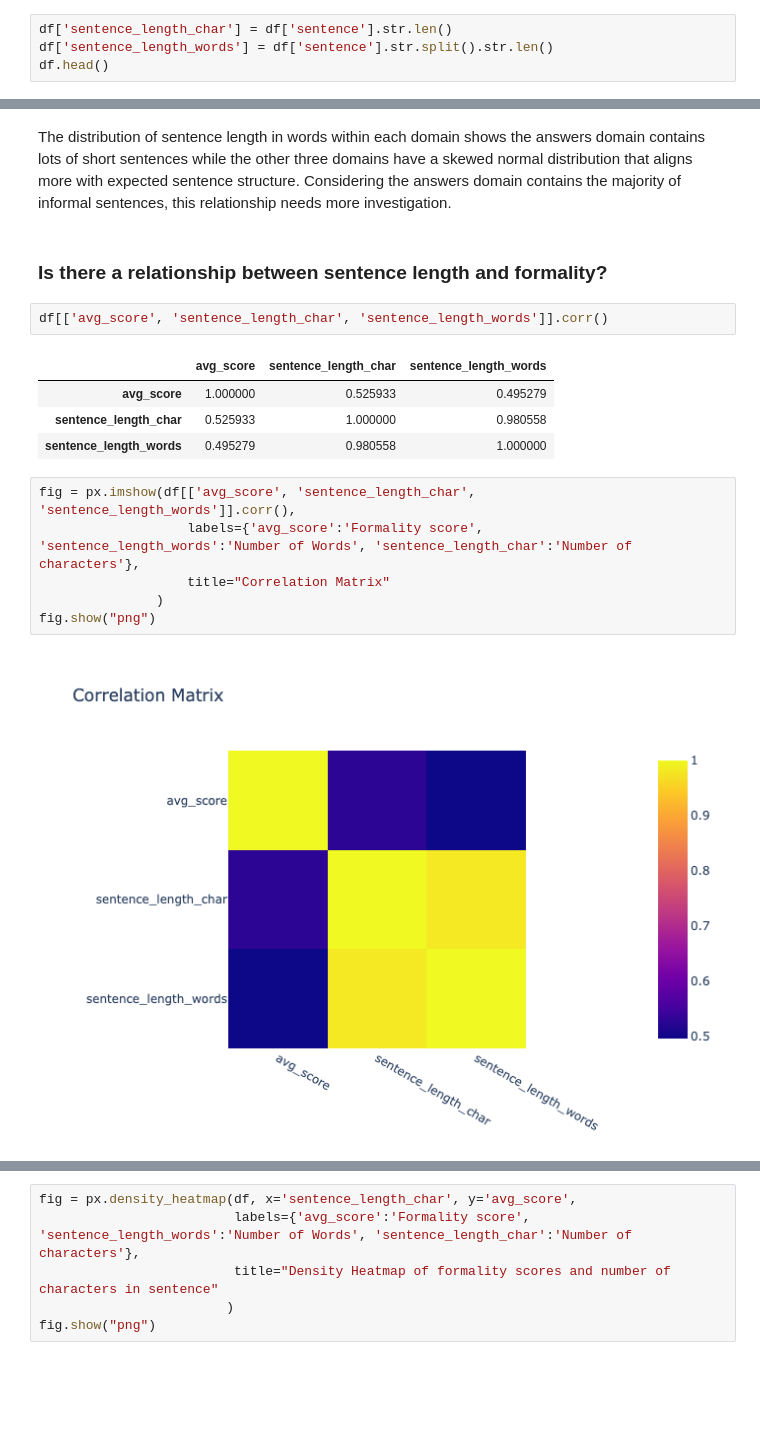
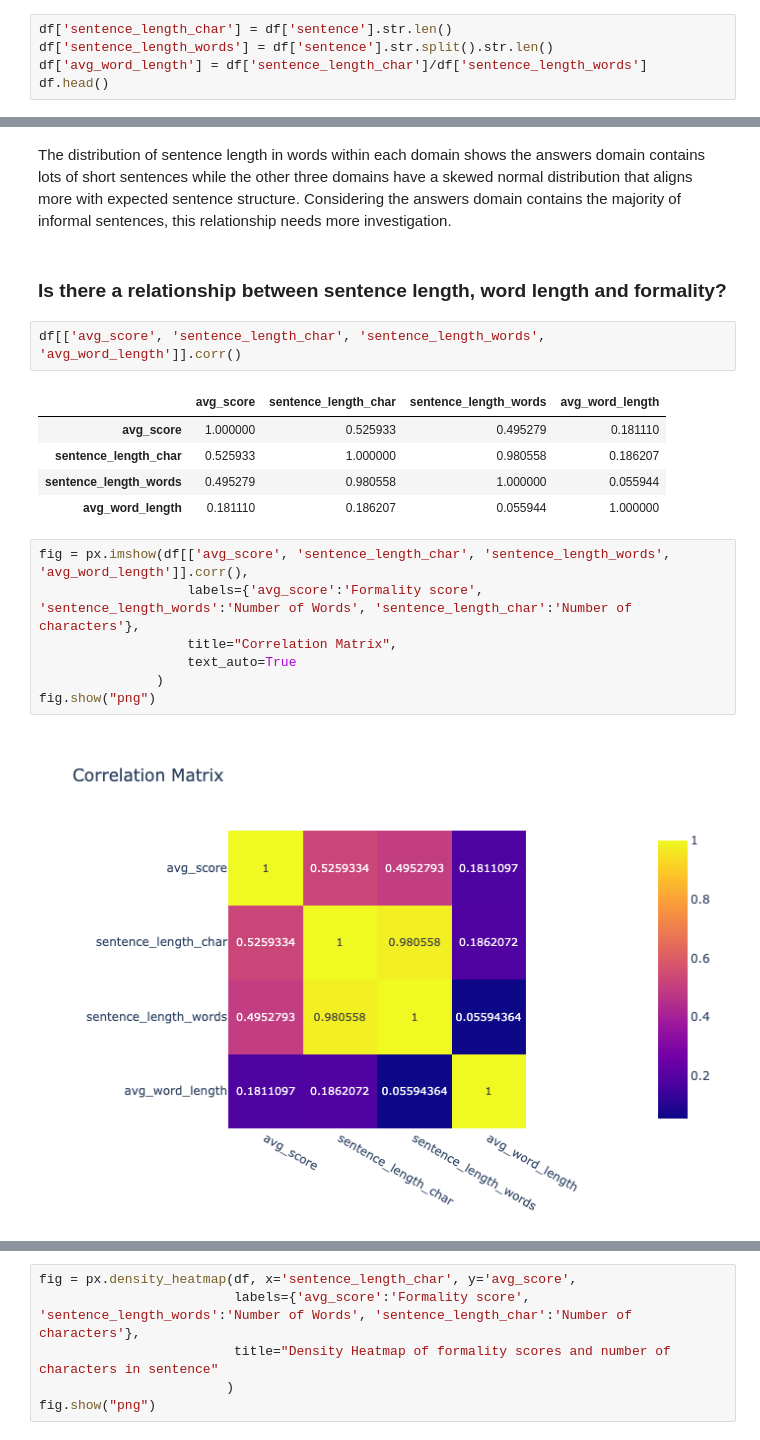
Before and after one commit to GroupAKainos/GroupA_ML, a Jupyter notebook: 002-EDA-notebook.ipynb, the cells around one changed output, grey strips where cells are left out. Drawn from its saved outputs; the diff is of its cells as text; blank space fills up the shorter version.

Commit message:
adding commentary on correlation stats and average word length calc

```diff
--- a/002-EDA-notebook.ipynb
+++ b/002-EDA-notebook.ipynb
@@ -142,5 +142,6 @@ Distribution per domain shows blog and email have a normal like distribution com
 # %%
 df['sentence_length_char'] = df['sentence'].str.len()
 df['sentence_length_words'] = df['sentence'].str.split().str.len()
+df['avg_word_length'] = df['sentence_length_char']/df['sentence_length_words']
 df.head()
 # %% [output]
@@ -193,20 +194,22 @@ fig.show("png")
 # %% [markdown]
 The distribution of sentence length in words within each domain shows the answers domain contains lots of short sentences while the other three domains have a skewed normal distribution that aligns more with expected sentence structure. Considering the answers domain contains the majority of informal sentences, this relationship needs more investigation.
 # %% [markdown]
-### Is there a relationship between sentence length and formality?
+### Is there a relationship between sentence length, word length and formality?
 # %%
-df[['avg_score', 'sentence_length_char', 'sentence_length_words']].corr()
+df[['avg_score', 'sentence_length_char', 'sentence_length_words', 'avg_word_length']].corr()
 # %% [output]
-|  | avg_score | sentence_length_char | sentence_length_words |
-| avg_score | 1.000000 | 0.525933 | 0.495279 |
-| sentence_length_char | 0.525933 | 1.000000 | 0.980558 |
-| sentence_length_words | 0.495279 | 0.980558 | 1.000000 |
+|  | avg_score | sentence_length_char | sentence_length_words | avg_word_length |
+| avg_score | 1.000000 | 0.525933 | 0.495279 | 0.181110 |
+| sentence_length_char | 0.525933 | 1.000000 | 0.980558 | 0.186207 |
+| sentence_length_words | 0.495279 | 0.980558 | 1.000000 | 0.055944 |
+| avg_word_length | 0.181110 | 0.186207 | 0.055944 | 1.000000 |
 # %%
-fig = px.imshow(df[['avg_score', 'sentence_length_char', 'sentence_length_words']].corr(),
+fig = px.imshow(df[['avg_score', 'sentence_length_char', 'sentence_length_words', 'avg_word_length']].corr(),
                    labels={'avg_score':'Formality score', 'sentence_length_words':'Number of Words', 'sentence_length_char':'Number of characters'},
-                   title="Correlation Matrix"
+                   title="Correlation Matrix",
+                   text_auto=True
                )
 fig.show("png")
 # %% [output]
-[figure, old version]
+[figure, new version]
 # %% [markdown]
```
Also changed, not shown: parts of 4 cells of this notebook.
